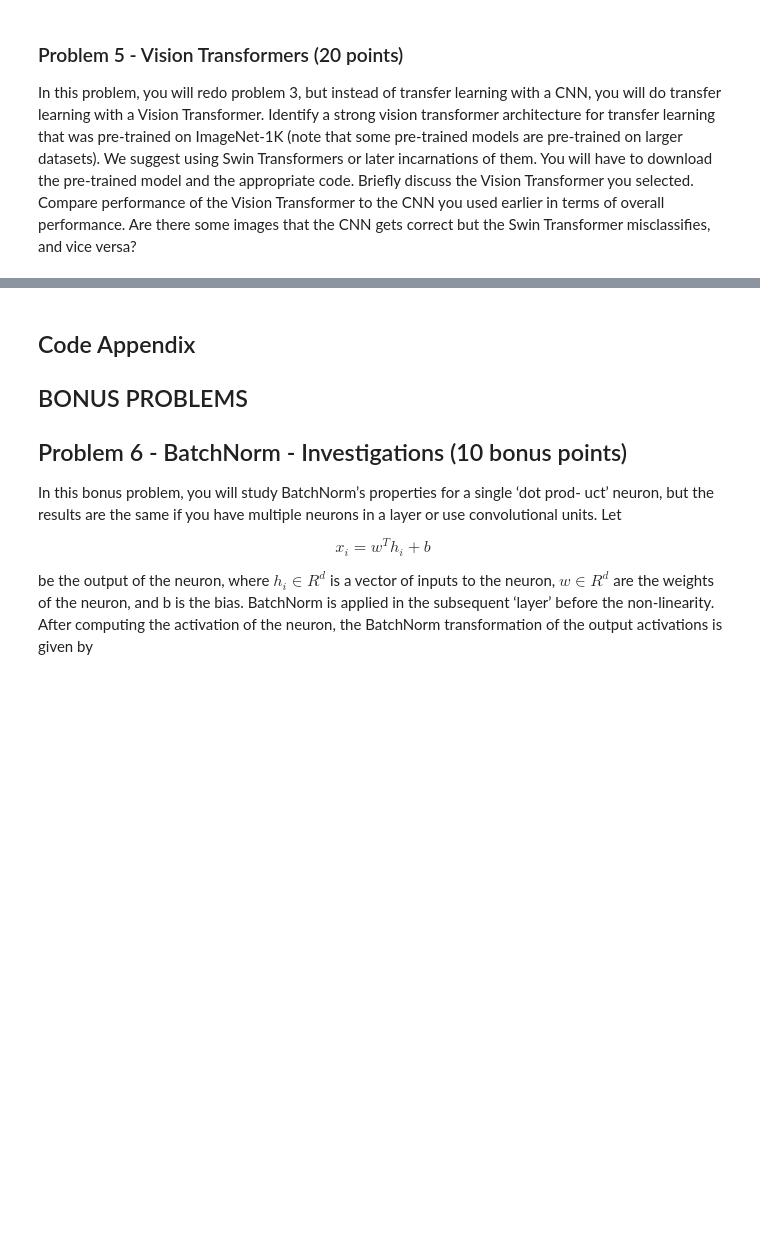
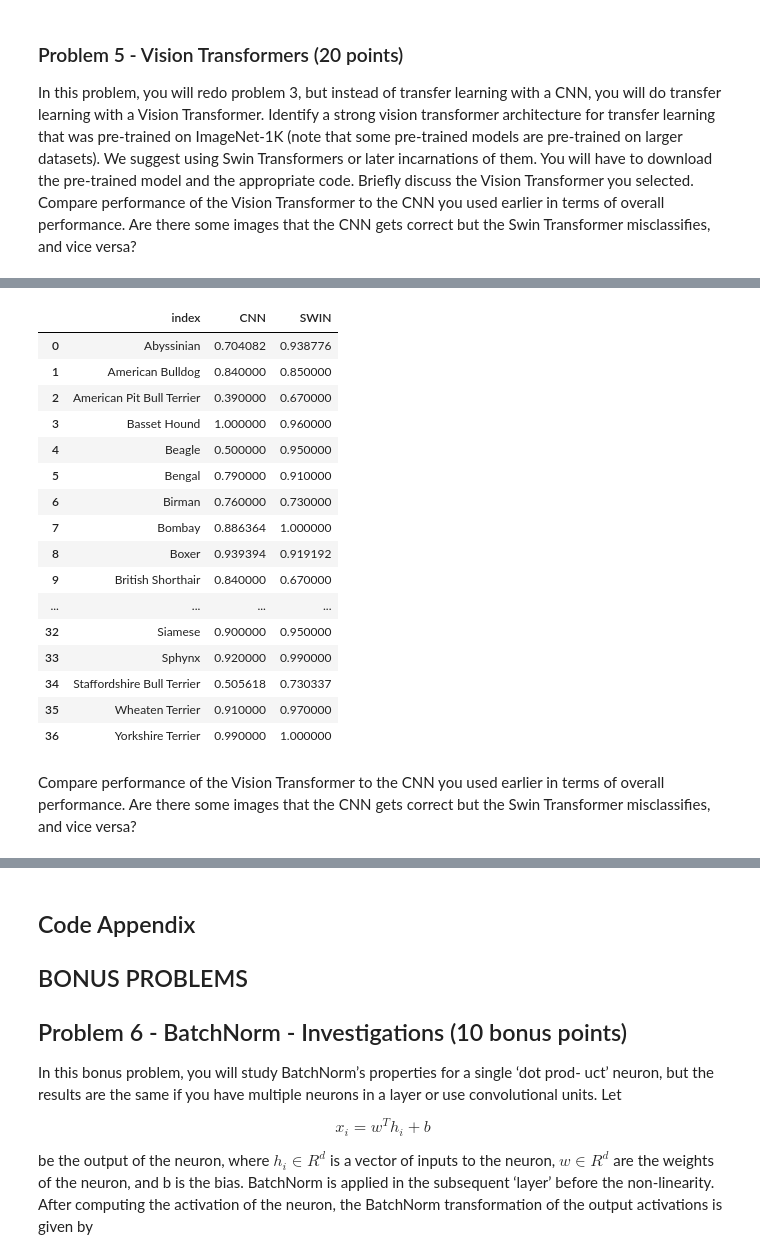
Before and after one commit to Fabio752/DeepLearning-CS5787, a Jupyter notebook: HW3/hw3.ipynb, the cells around one changed output, grey strips where cells are left out. Cells and saved outputs as stored; diff of their text form; code cells hidden in the pictures; blank space fills up the shorter version.

```diff
--- a/HW3/hw3.ipynb
+++ b/HW3/hw3.ipynb
@@ -163,0 +274,29 @@ Answer:
+# %%
+import torch
+from torch import nn
+from torch.utils.data import DataLoader
+from sklearn.metrics import accuracy_score
+
+
+def extract_norm_features(loader, model):
+  features = []
+  labels = []
+
+  with torch.no_grad():
+    for imgs, labs in loader:
+      feats = model(imgs)
+      features.append(feats.view(feats.size(0), -1))
+      labels.append(labs)
+
+  features = torch.cat(features, dim = 0)
+  labels = torch.cat(labels, dim = 0)
+
+  features = features / features.norm(dim = 1, keepdim = True)
+  return features, labels
+
+
+train_features, train_labels = extract_norm_features(train_loader, model)
+test_features, test_labels = extract_norm_features(test_loader, model)
+
+
+lin_model = nn.Linear(train_features.size(1), len(train_data.classes))
@@ -163,0 +346,2 @@ Answer:
+# %%
+part3_acc, part3_classes = train_and_test_part3(lin_model)
@@ -511,0 +842,3 @@ Answer:
+# %%
+lin_swin_model = nn.Linear(train_features.size(1), len(train_data.classes))
+part5_acc, part5_classes = train_and_test_part3(lin_swin_model)
@@ -511,0 +863,32 @@ Answer:
+# %%
+import pandas as pd
+
+table = pd.DataFrame()
+table["index"] = part3_classes
+table["CNN"] = part3_acc
+table["SWIN"] = part5_acc
+
+display(table)
+# %% [output]
+|  | index | CNN | SWIN |
+| 0 | Abyssinian | 0.704082 | 0.938776 |
+| 1 | American Bulldog | 0.840000 | 0.850000 |
+| 2 | American Pit Bull Terrier | 0.390000 | 0.670000 |
+| 3 | Basset Hound | 1.000000 | 0.960000 |
+| 4 | Beagle | 0.500000 | 0.950000 |
+| 5 | Bengal | 0.790000 | 0.910000 |
+| 6 | Birman | 0.760000 | 0.730000 |
+| 7 | Bombay | 0.886364 | 1.000000 |
+| 8 | Boxer | 0.939394 | 0.919192 |
+| 9 | British Shorthair | 0.840000 | 0.670000 |
+| ... | ... | ... | ... |
+| 32 | Siamese | 0.900000 | 0.950000 |
+| 33 | Sphynx | 0.920000 | 0.990000 |
+| 34 | Staffordshire Bull Terrier | 0.505618 | 0.730337 |
+| 35 | Wheaten Terrier | 0.910000 | 0.970000 |
+| 36 | Yorkshire Terrier | 0.990000 | 1.000000 |
+# %% [markdown]
+Compare performance of the Vision
+Transformer to the CNN you used earlier in terms of overall performance. Are there
+some images that the CNN gets correct but the Swin Transformer misclassifies, and vice
+versa?
```
Also changed, not shown: parts of 35 cells of this notebook, 2 other files.
